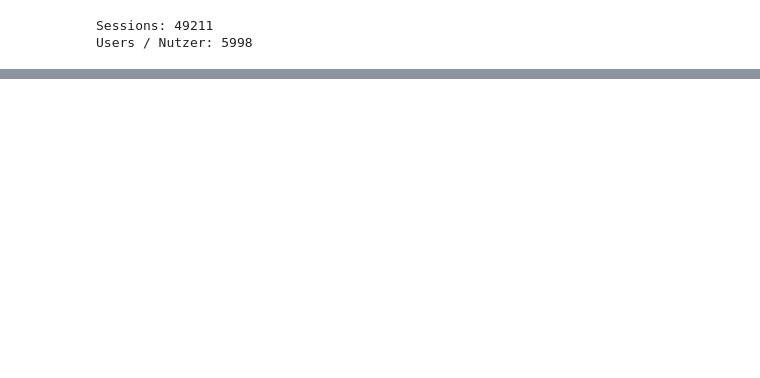
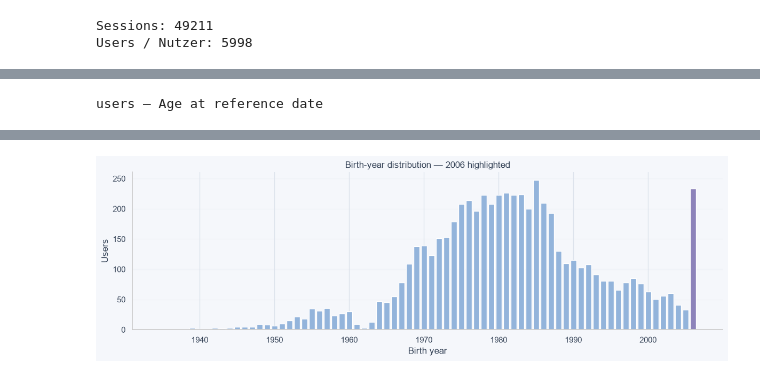
Before and after one commit to mperos1978/TravelTide, a Jupyter notebook: notebooks/01_eda.ipynb, the cells around one changed output, grey strips where cells are left out. Drawn from its saved outputs; the diff is of its cells as text; code cells hidden in the pictures; blank space fills up the shorter version.

```diff
--- a/notebooks/01_eda.ipynb
+++ b/notebooks/01_eda.ipynb
@@ -54,0 +193,14 @@ display(export_checks)
+# %%
+# create working copies and preserve the imported source data
+# arbeitskopien erstellen und eingelesene ausgangsdaten erhalten
+users_work = users.copy()
+sessions_work = sessions.copy()
+flights_work = flights.copy()
+hotels_work = hotels.copy()
+
+working_tables = {
+    "users": users_work,
+    "sessions": sessions_work,
+    "flights": flights_work,
+    "hotels": hotels_work,
+}
@@ -54,0 +626,65 @@ display(export_checks)
+# %%
+# subtract one year if the birthday has not yet occurred this year
+# ein jahr abziehen, falls der geburtstag dieses jahr noch bevorsteht
+birthdates = users_work["birthdate"]
+
+birthday_pending = (
+    (birthdates.dt.month > reference_date.month)
+    | (
+        (birthdates.dt.month == reference_date.month)
+        & (birthdates.dt.day > reference_date.day)
+    )
+)
+
+users_work["age"] = (
+    reference_date.year
+    - birthdates.dt.year
+    - birthday_pending.astype(int)
+).astype("Int64")
+
+age_summary = pd.DataFrame({
+    "metric": ["Minimum", "Median", "Mean", "Maximum"],
+    "age": [
+        users_work["age"].min(),
+        users_work["age"].median(),
+        users_work["age"].mean(),
+        users_work["age"].max(),
+    ],
+})
+
+display(style_overview(
+    age_summary,
+    "users — Age at reference date",
+    {"age": "{:.1f}"},
+))
+
+birth_year_counts = (
+    birthdates.dt.year
+    .value_counts()
+    .sort_index()
+    .rename_axis("birth_year")
+    .reset_index(name="users")
+)
+
+fig, ax = plt.subplots(figsize=(12, 4))
+colors = [
+    COLORS["highlight"] if year == 2006 else COLORS["blue"]
+    for year in birth_year_counts["birth_year"]
+]
+
+ax.bar(
+    birth_year_counts["birth_year"],
+    birth_year_counts["users"],
+    color=colors,
+)
+ax.set(
+    title="Birth-year distribution — 2006 highlighted",
+    xlabel="Birth year",
+    ylabel="Users",
+)
+ax.grid(axis="y", alpha=0.2)
+ax.set_axisbelow(True)
+plt.tight_layout()
+plt.show()
+# %% [output]
+users — Age at reference date
@@ -54,0 +696 @@ display(export_checks)
+[figure, added]
```
Also changed, not shown: parts of 20 cells of this notebook.
